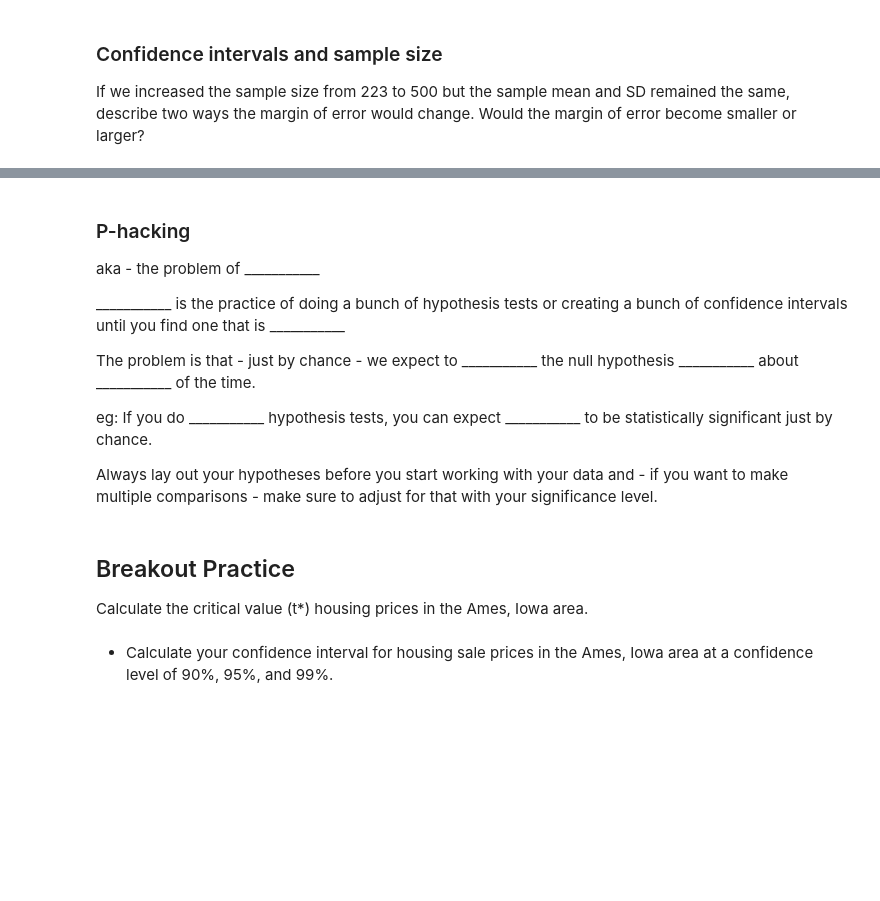
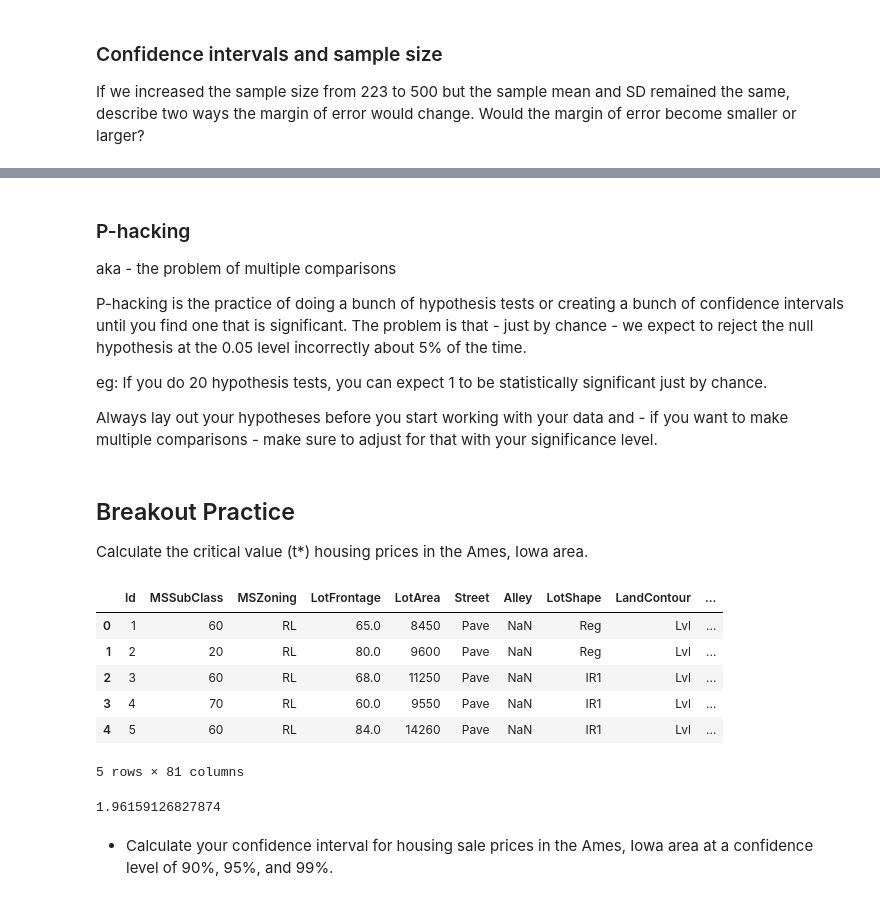
Before and after one commit to sikoh/DS-Statistics, a Jupyter notebook: Hypothesis-Testing-And-Confidence-Intervals/DS_HypothesisTestingAndConfidenceIntervals_Lecture_Notes.ipynb, the cells around one changed output, grey strips where cells are left out. Drawn from its saved outputs; the diff is of its cells as text; code cells hidden in the pictures; blank space fills up the shorter version.

```diff
--- a/Hypothesis-Testing-And-Confidence-Intervals/DS_HypothesisTestingAndConfidenceIntervals_Lecture_Notes.ipynb
+++ b/Hypothesis-Testing-And-Confidence-Intervals/DS_HypothesisTestingAndConfidenceIntervals_Lecture_Notes.ipynb
@@ -633,13 +712,12 @@ SyntaxError: invalid syntax (<ipython-input-52-666fe47a7356>, line 1)
 # %% [markdown]
 ### P-hacking
 
-aka - the problem of ___________
+aka - the problem of multiple comparisons
 
-___________ is the practice of doing a bunch of hypothesis tests or creating a bunch of confidence intervals until you find one that is ___________
+P-hacking is the practice of doing a bunch of hypothesis tests or creating a bunch of confidence intervals until you find one that is significant.
+The problem is that - just by chance - we expect to reject the null hypothesis at the 0.05 level incorrectly about 5% of the time.
 
-The problem is that - just by chance - we expect to ___________ the null hypothesis ___________ about ___________ of the time.
-
-eg: If you do ___________ hypothesis tests, you can expect ___________ to be statistically significant just by chance.
+eg: If you do  20 hypothesis tests, you can expect 1 to be statistically significant just by chance.
 
 Always lay out your hypotheses before you start working with your data and - if you want to make multiple comparisons - make sure to adjust for that with your significance level.
 # %% [markdown]
@@ -648,5 +726,20 @@ Always lay out your hypotheses before you start working with your data and - if
 Calculate the critical value (t*) housing prices in the Ames, Iowa area.
 # %%
 house = pd.read_csv('https://raw.githubusercontent.com/LambdaSchool/data-science-practice-datasets/main/unit_1/Housing/Ames%20Iowa%20Housing%20Data.csv')
+house.head()
+# %% [output]
+|  | Id | MSSubClass | MSZoning | LotFrontage | LotArea | Street | Alley | LotShape | LandContour | ... |
+| 0 | 1 | 60 | RL | 65.0 | 8450 | Pave | NaN | Reg | Lvl | ... |
+| 1 | 2 | 20 | RL | 80.0 | 9600 | Pave | NaN | Reg | Lvl | ... |
+| 2 | 3 | 60 | RL | 68.0 | 11250 | Pave | NaN | IR1 | Lvl | ... |
+| 3 | 4 | 70 | RL | 60.0 | 9550 | Pave | NaN | IR1 | Lvl | ... |
+| 4 | 5 | 60 | RL | 84.0 | 14260 | Pave | NaN | IR1 | Lvl | ... |
+5 rows × 81 columns
+# %%
+# Calculate the critical value
+t_house = stats.t.ppf(1 - (1 - 0.95) / 2, len(house['SalePrice']) - 1)
+t_house
+# %% [output]
+1.96159126827874
 # %% [markdown]
 - Calculate your confidence interval for housing sale prices in the Ames, Iowa area at a confidence level of 90%, 95%, and 99%.
```
Also changed, not shown: parts of 32 cells of this notebook.
